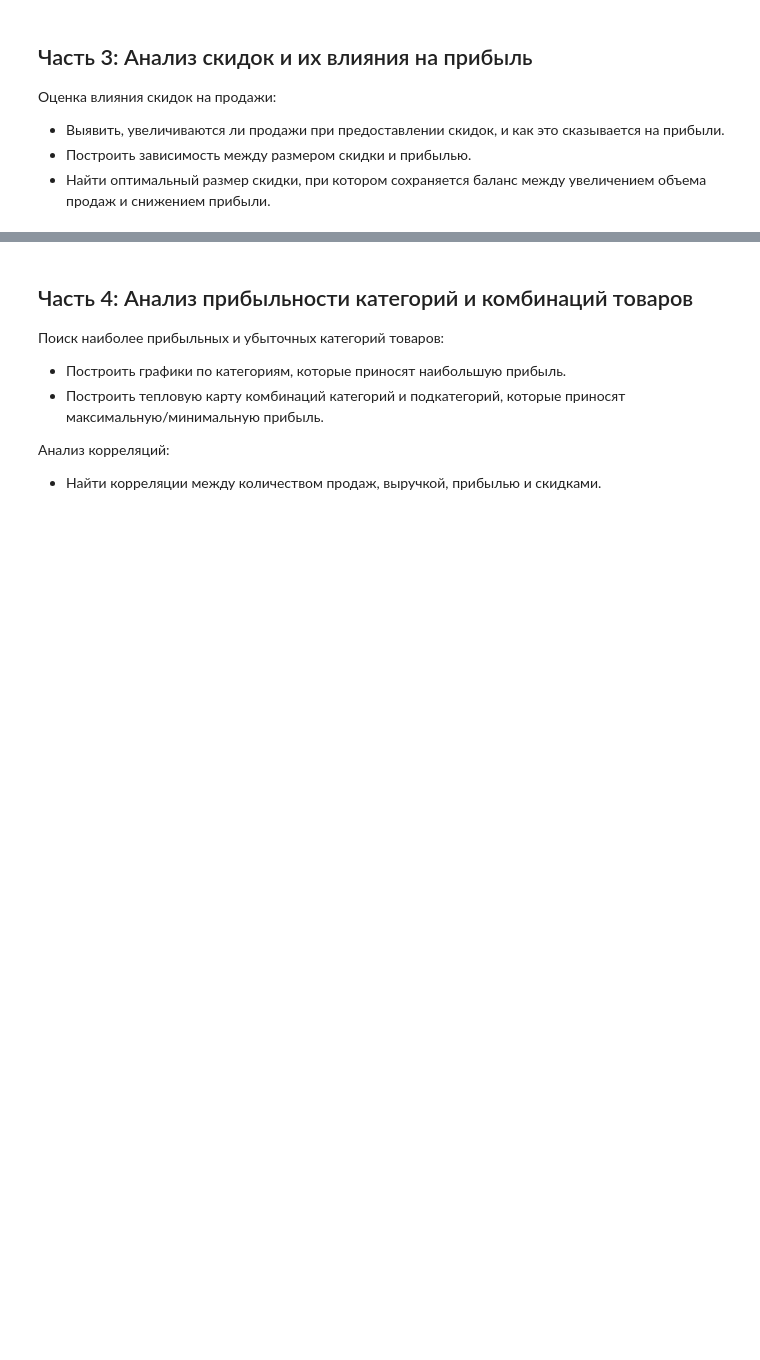
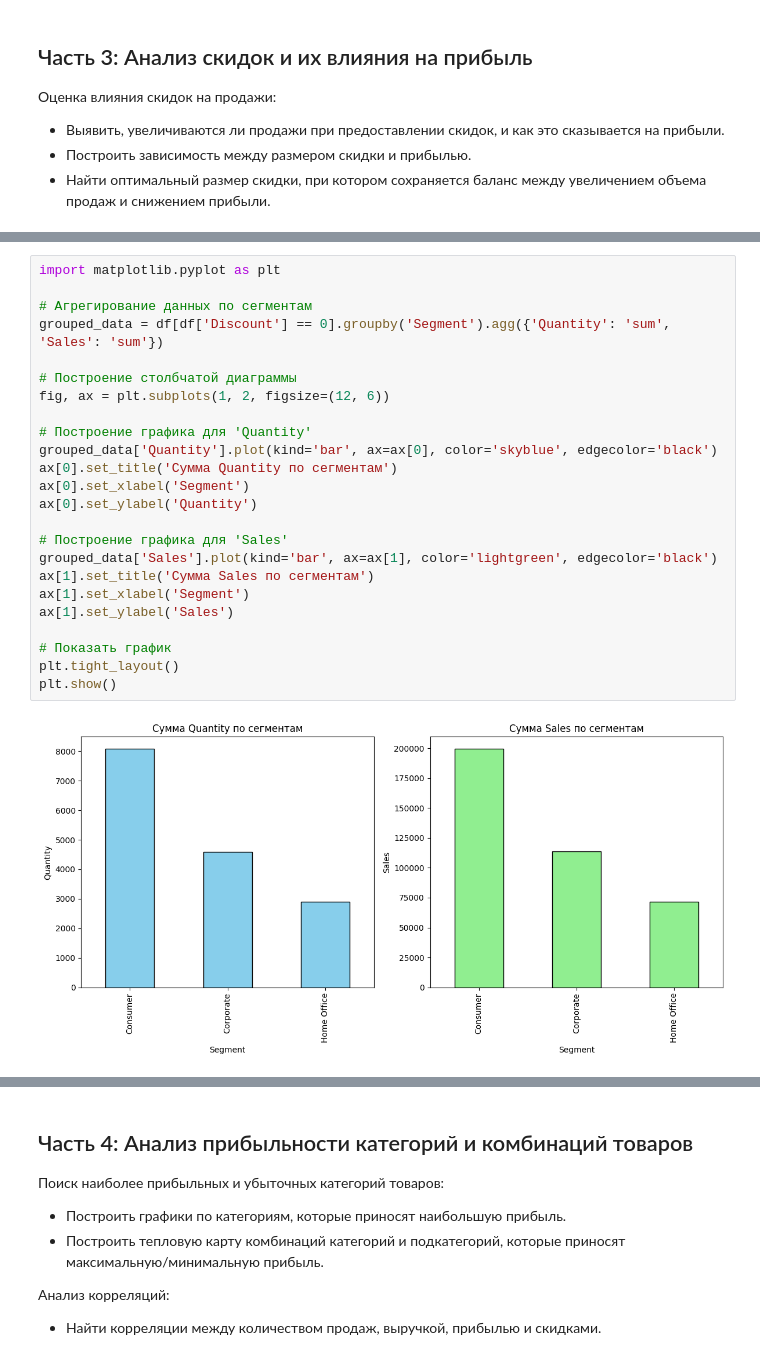
Before and after one commit to zyf2021/Sales-Data-Analysis, a Jupyter notebook: sales-data-analysis.ipynb, the cells around one changed output, grey strips where cells are left out. Drawn from its saved outputs; the diff is of its cells as text; blank space fills up the shorter version.

```diff
--- a/sales-data-analysis.ipynb
+++ b/sales-data-analysis.ipynb
@@ -620,0 +630,26 @@ See the caveats in the documentation: https://pandas.pydata.org/pandas-docs/stab
+# %%
+import matplotlib.pyplot as plt
+
+# Агрегирование данных по сегментам
+grouped_data = df[df['Discount'] == 0].groupby('Segment').agg({'Quantity': 'sum', 'Sales': 'sum'})
+
+# Построение столбчатой диаграммы
+fig, ax = plt.subplots(1, 2, figsize=(12, 6))
+
+# Построение графика для 'Quantity'
+grouped_data['Quantity'].plot(kind='bar', ax=ax[0], color='skyblue', edgecolor='black')
+ax[0].set_title('Сумма Quantity по сегментам')
+ax[0].set_xlabel('Segment')
+ax[0].set_ylabel('Quantity')
+
+# Построение графика для 'Sales'
+grouped_data['Sales'].plot(kind='bar', ax=ax[1], color='lightgreen', edgecolor='black')
+ax[1].set_title('Сумма Sales по сегментам')
+ax[1].set_xlabel('Segment')
+ax[1].set_ylabel('Sales')
+
+# Показать график
+plt.tight_layout()
+plt.show()
+# %% [output]
+[figure, added]
```
Also changed, not shown: parts of 38 cells of this notebook.
